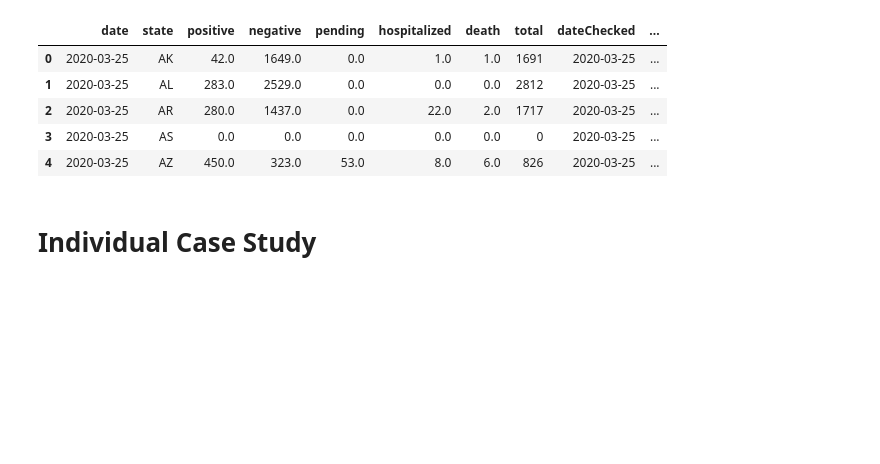
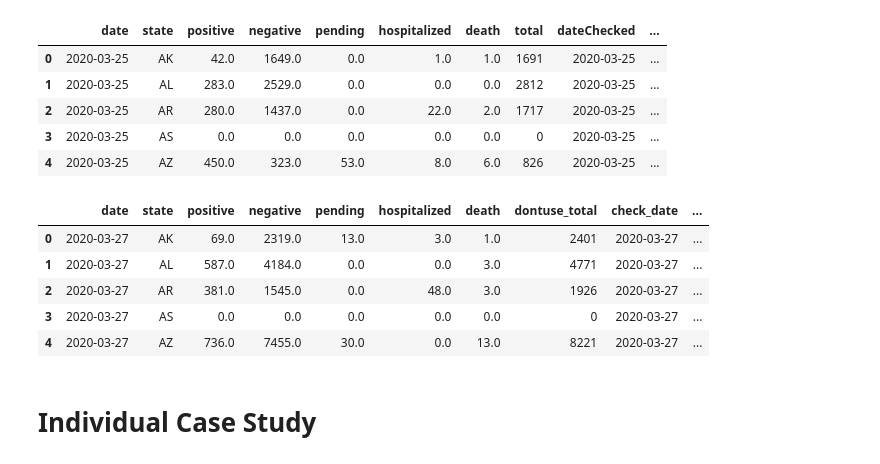
Before and after one commit to DutchDS/Final-Project, a Jupyter notebook: static/covid_data_all.ipynb, the cells around one changed output. Drawn from its saved outputs; the diff is of its cells as text; code cells hidden in the pictures; blank space fills up the shorter version.

```diff
--- a/static/covid_data_all.ipynb
+++ b/static/covid_data_all.ipynb
@@ -171,3 +173,19 @@ df_tests_and_hospital.head()
 # %%
 engine.execute( '''TRUNCATE TABLE tests_and_hospital_data''' )
 df_tests_and_hospital.to_sql(name='tests_and_hospital_data', con=engine, if_exists='append', index=False)
+# %%
+# Test data statistics
+df_covid_states = pd.DataFrame()
+df_covid_states = pd.read_csv(url_covid_states).fillna(0)
+
+df_covid_states['date'] = pd.to_datetime(df_covid_states['date'],format='%Y%m%d')
+df_covid_states['dateChecked'] = pd.to_datetime(df_covid_states['dateChecked']).dt.date
+df_covid_states = df_covid_states.rename(columns = {'total':'dontuse_total','dateChecked':'check_date','totalTestResults':'total_tests','deathIncrease':'death_inc','hospitalizedIncrease':'hospital_inc','negativeIncrease':'neg_inc','positiveIncrease':'pos_inc','totalTestResultsIncrease':'tot_tests_inc'})
+df_covid_states.head()
+# %% [output]
+|  | date | state | positive | negative | pending | hospitalized | death | dontuse_total | check_date | ... |
+| 0 | 2020-03-27 | AK | 69.0 | 2319.0 | 13.0 | 3.0 | 1.0 | 2401 | 2020-03-27 | ... |
+| 1 | 2020-03-27 | AL | 587.0 | 4184.0 | 0.0 | 0.0 | 3.0 | 4771 | 2020-03-27 | ... |
+| 2 | 2020-03-27 | AR | 381.0 | 1545.0 | 0.0 | 48.0 | 3.0 | 1926 | 2020-03-27 | ... |
+| 3 | 2020-03-27 | AS | 0.0 | 0.0 | 0.0 | 0.0 | 0.0 | 0 | 2020-03-27 | ... |
+| 4 | 2020-03-27 | AZ | 736.0 | 7455.0 | 30.0 | 0.0 | 13.0 | 8221 | 2020-03-27 | ... |
```
Also changed, not shown: parts of 6 cells of this notebook, 4 other files.
